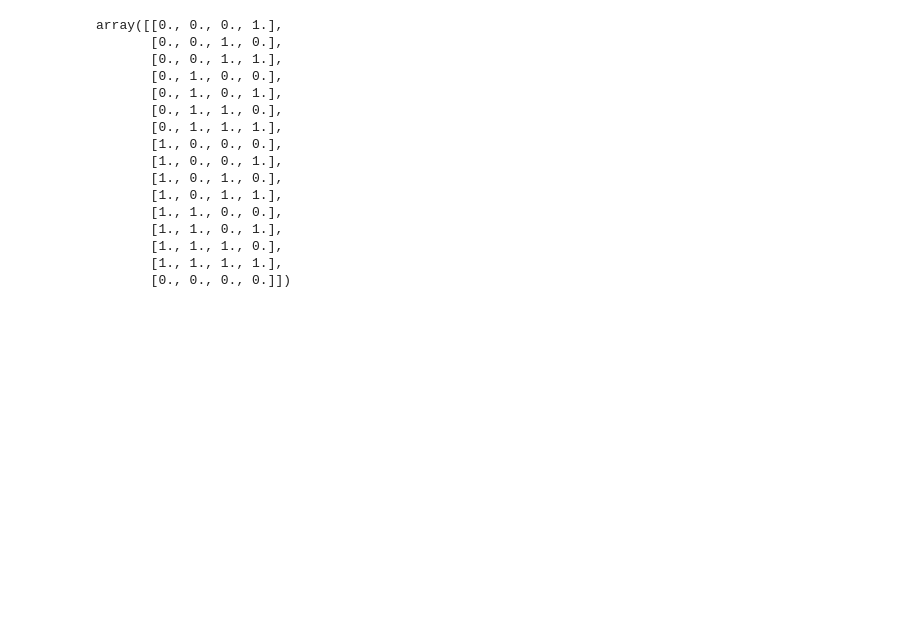
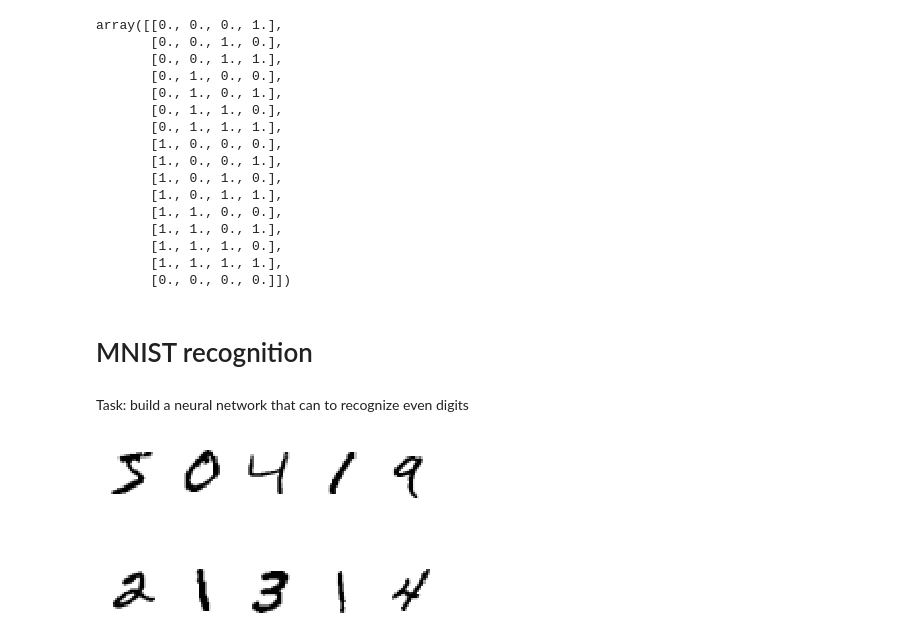
Before and after one commit to Lpshkn/MachineLearningPractice, a Jupyter notebook: Neural Network.ipynb, the cells around one changed output. Cells and saved outputs as stored; diff of their text form; code cells hidden in the pictures; blank space fills up the shorter version.

```diff
--- a/Neural Network.ipynb
+++ b/Neural Network.ipynb
@@ -456,3 +444,7 @@ array([[0., 0., 0., 1.],
        [1., 1., 1., 0.],
        [1., 1., 1., 1.],
        [0., 0., 0., 0.]])
+# %% [markdown]
+# MNIST recognition
+# %% [markdown]
+Task: build a neural network that can to recognize even digits
@@ -458,0 +456,18 @@ array([[0., 0., 0., 1.],
+# %%
+def draw_image(images, limit_per_row=5):
+    for index, image in enumerate(images):
+        image = image.reshape(28, 28)
+        n_rows = (len(images)-1) // limit_per_row + 1
+        plt.subplot(n_rows, limit_per_row, index+1)
+        plt.imshow(image, cmap=mpl.cm.binary, interpolation='nearest')
+        plt.axis('off')
+# %%
+(X_train, y_train), (X_test, y_test) = mnist.load_data()
+X_train = X_train.astype(float)
+X_test = X_test.astype(float)
+y_train_even = (y_train % 2 == 0).astype(int)
+y_test_even = (y_test % 2 == 0).astype(int)
+# %%
+draw_image(X_train[:10])
+# %% [output]
+[figure, added]
```
Also changed, not shown: parts of 17 cells of this notebook.
